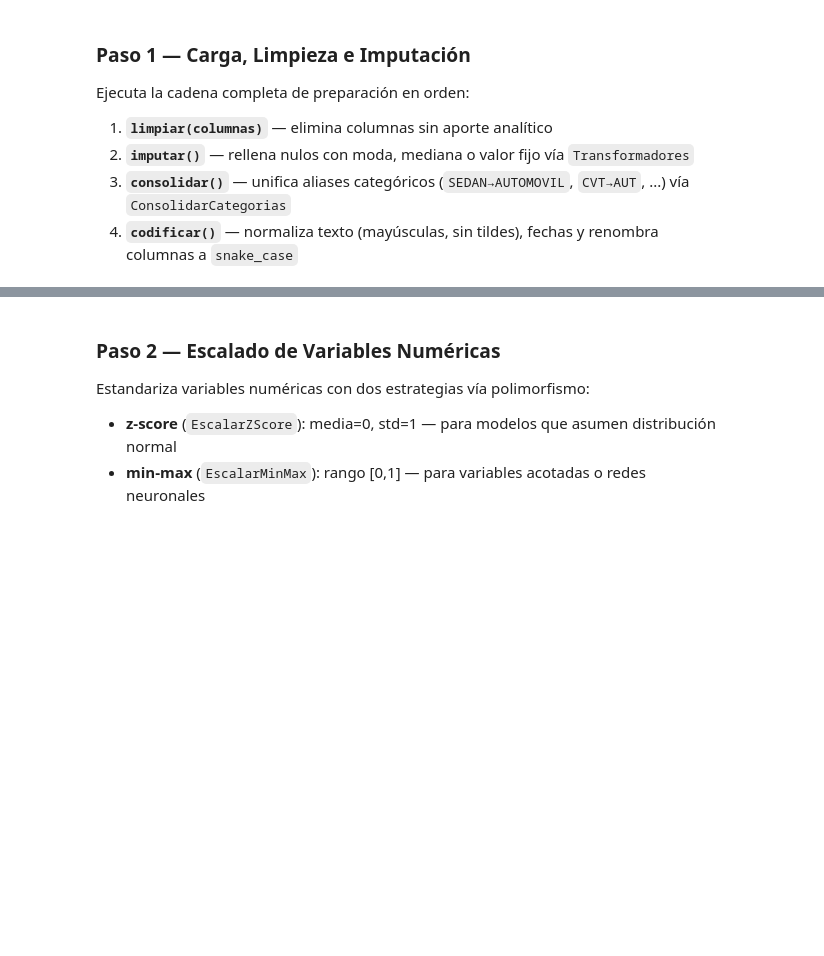
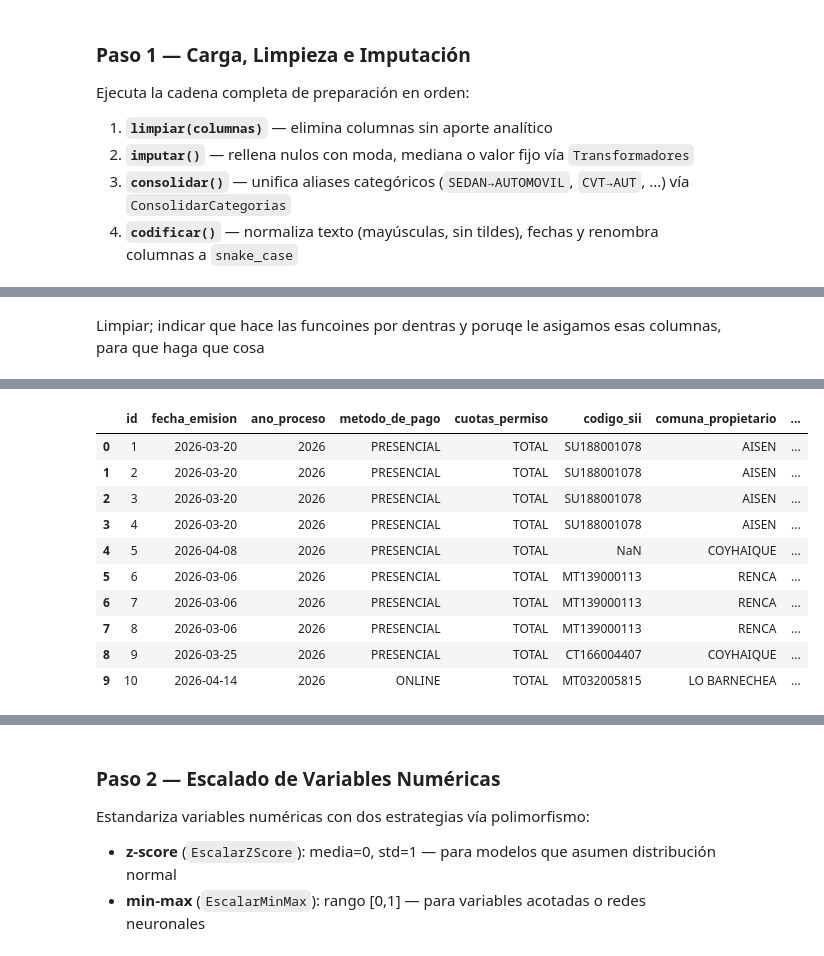
Before and after one commit to hwsaez-code/unab-magister-pro-ciencia-datos-MCDI500, a Jupyter notebook: notebook/Notebook_F3_POO.ipynb, the cells around one changed output, grey strips where cells are left out. Saved outputs shown, nothing was run; the diff lists cells and outputs as text; code cells hidden in the pictures; blank space fills up the shorter version.

```diff
--- a/notebook/Notebook_F3_POO.ipynb
+++ b/notebook/Notebook_F3_POO.ipynb
@@ -248,6 +242,21 @@ class ImputarModa(Transformador):
                     logger.info(f"ImputarModa: '{col}' imputada con moda")
         except Exception as e:
             logger.error(f"ImputarModa.aplicar falló: {e}")
+        return df
+
+
+class ImputarMedia(Transformador):
+    """Imputa nulos numéricos con la media aritmética."""
+
+    def __init__(self, columna):
+        self.columna = columna
+
+    def aplicar(self, df):
+        try:
+            df[self.columna] = df[self.columna].fillna(df[self.columna].mean())
+            logger.info(f"ImputarMedia: '{self.columna}' imputada con media")
+        except Exception as e:
+            logger.error(f"ImputarMedia.aplicar falló: {e}")
         return df
 
 
@@ -774,5 +841,13 @@ Name: count, dtype: int64
+# %% [markdown]
+Limpiar; indicar que hace las funcoines por dentras y poruqe le asigamos esas columnas, para que haga que cosa
 # %%
-pipe = (pipe.limpiar([
-    'Equipamiento',  # >55% sin información útil (nulos + 'EQUI' sin definición)
-    'Tonelaje',      # >98% de los registros tienen valor 0, sin aporte analítico
-]))
+pipe = (pipe
+        .limpiar([
+            'Equipamiento',  # >55% sin información útil (nulos + 'EQUI' sin definición)
+            'Tonelaje',      # >98% de los registros tienen valor 0, sin aporte analítico
+        ])
+        .codificar())
+
+
+pipe.df.head(10)
+# %% [output]
@@ -778,0 +861,11 @@ pipe = (pipe.limpiar([
+|  | id | fecha_emision | ano_proceso | metodo_de_pago | cuotas_permiso | codigo_sii | comuna_propietario | ... |
+| 0 | 1 | 2026-03-20 | 2026 | PRESENCIAL | TOTAL | SU188001078 | AISEN | ... |
+| 1 | 2 | 2026-03-20 | 2026 | PRESENCIAL | TOTAL | SU188001078 | AISEN | ... |
+| 2 | 3 | 2026-03-20 | 2026 | PRESENCIAL | TOTAL | SU188001078 | AISEN | ... |
+| 3 | 4 | 2026-03-20 | 2026 | PRESENCIAL | TOTAL | SU188001078 | AISEN | ... |
+| 4 | 5 | 2026-04-08 | 2026 | PRESENCIAL | TOTAL | NaN | COYHAIQUE | ... |
+| 5 | 6 | 2026-03-06 | 2026 | PRESENCIAL | TOTAL | MT139000113 | RENCA | ... |
+| 6 | 7 | 2026-03-06 | 2026 | PRESENCIAL | TOTAL | MT139000113 | RENCA | ... |
+| 7 | 8 | 2026-03-06 | 2026 | PRESENCIAL | TOTAL | MT139000113 | RENCA | ... |
+| 8 | 9 | 2026-03-25 | 2026 | PRESENCIAL | TOTAL | CT166004407 | COYHAIQUE | ... |
+| 9 | 10 | 2026-04-14 | 2026 | ONLINE | TOTAL | MT032005815 | LO BARNECHEA | ... |
```
Also changed, not shown: parts of 22 cells of this notebook, 1 other file.
